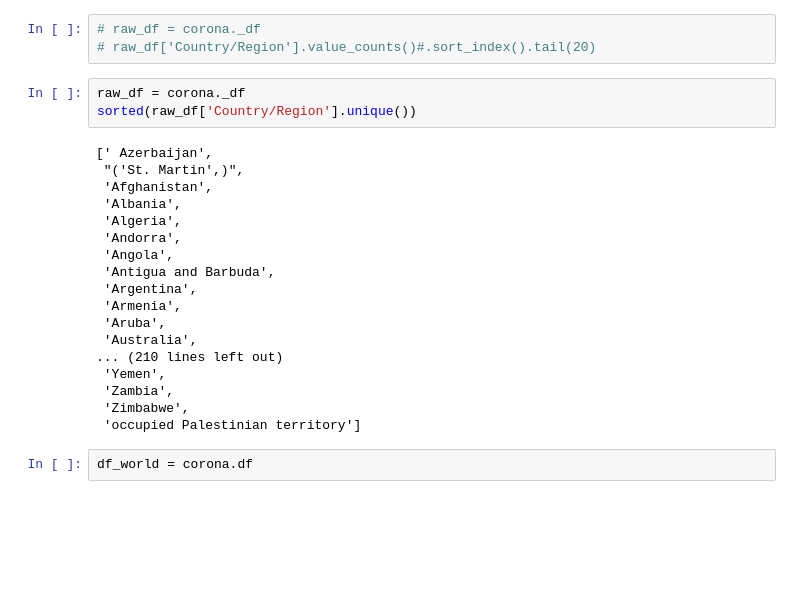
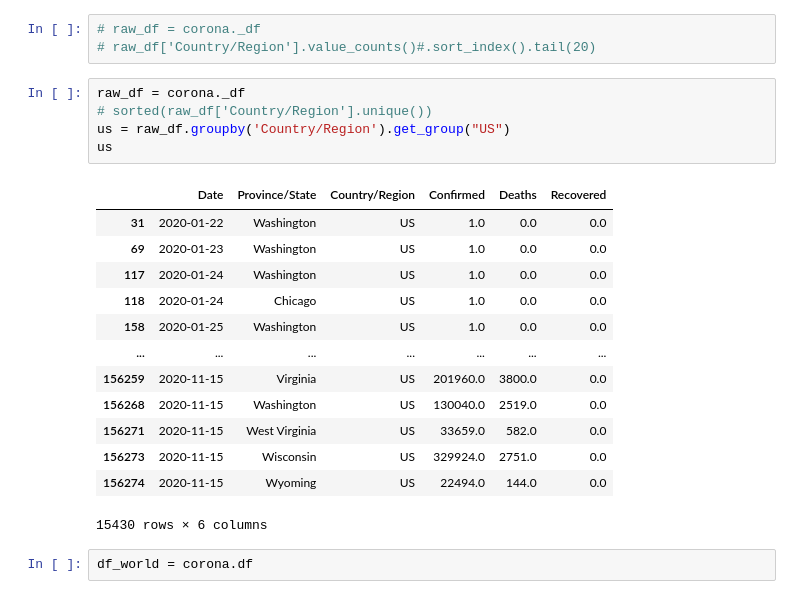
Before and after one commit to jirvingphd/playing-with-coronavirus-data, a Jupyter notebook: coronavirus-v3-WIP.ipynb, the cells around one changed output. Saved outputs shown, nothing was run; the diff lists cells and outputs as text; blank space fills up the shorter version.

```diff
--- a/coronavirus-v3-WIP.ipynb
+++ b/coronavirus-v3-WIP.ipynb
@@ -89,25 +89,23 @@ ATTRIBUTES
 # raw_df['Country/Region'].value_counts()#.sort_index().tail(20)
 # %%
 raw_df = corona._df
-sorted(raw_df['Country/Region'].unique())
+# sorted(raw_df['Country/Region'].unique())
+us = raw_df.groupby('Country/Region').get_group("US")
+us
 # %% [output]
+|  | Date | Province/State | Country/Region | Confirmed | Deaths | Recovered |
+| 31 | 2020-01-22 | Washington | US | 1.0 | 0.0 | 0.0 |
+| 69 | 2020-01-23 | Washington | US | 1.0 | 0.0 | 0.0 |
+| 117 | 2020-01-24 | Washington | US | 1.0 | 0.0 | 0.0 |
+| 118 | 2020-01-24 | Chicago | US | 1.0 | 0.0 | 0.0 |
+| 158 | 2020-01-25 | Washington | US | 1.0 | 0.0 | 0.0 |
+| ... | ... | ... | ... | ... | ... | ... |
+| 156259 | 2020-11-15 | Virginia | US | 201960.0 | 3800.0 | 0.0 |
+| 156268 | 2020-11-15 | Washington | US | 130040.0 | 2519.0 | 0.0 |
+| 156271 | 2020-11-15 | West Virginia | US | 33659.0 | 582.0 | 0.0 |
+| 156273 | 2020-11-15 | Wisconsin | US | 329924.0 | 2751.0 | 0.0 |
+| 156274 | 2020-11-15 | Wyoming | US | 22494.0 | 144.0 | 0.0 |
-[' Azerbaijan',
- "('St. Martin',)",
- 'Afghanistan',
- 'Albania',
- 'Algeria',
- 'Andorra',
- 'Angola',
- 'Antigua and Barbuda',
- 'Argentina',
- 'Armenia',
- 'Aruba',
- 'Australia',
-... (210 lines left out)
- 'Yemen',
- 'Zambia',
- 'Zimbabwe',
- 'occupied Palestinian territory']
+15430 rows × 6 columns
 # %%
 df_world = corona.df
 # %%
```
Also changed, not shown: parts of 17 cells of this notebook, 3 other files.
